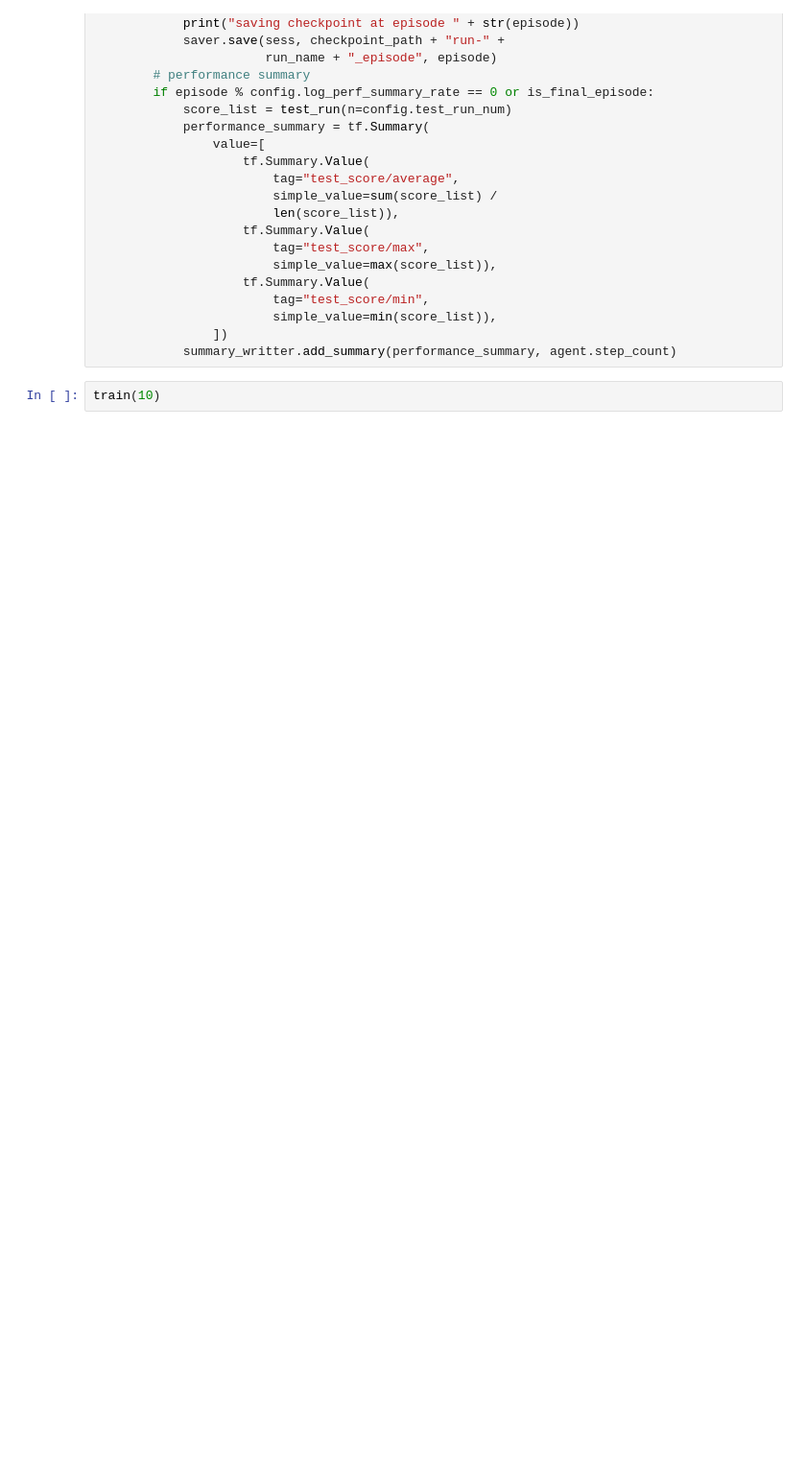
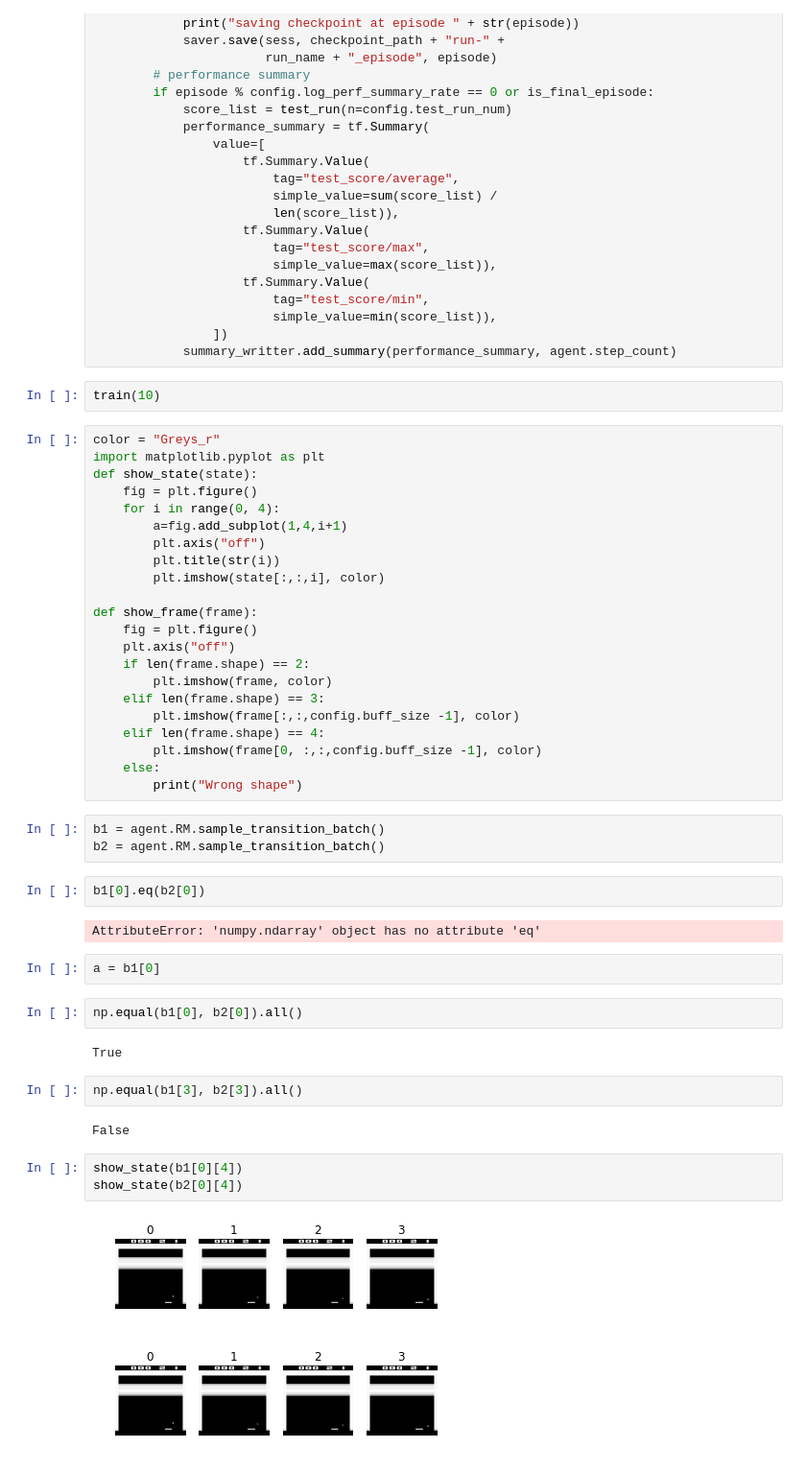
Before and after one commit to cgel/DRL, a Jupyter notebook: iTrain.ipynb, the cells around one changed output. Shown: that part at 96% size. Drawn from its saved outputs; the diff is of its cells as text; blank space fills up the shorter version.

```diff
--- a/iTrain.ipynb
+++ b/iTrain.ipynb
@@ -168,3 +200,48 @@ def train(num_episodes):
             summary_writter.add_summary(performance_summary, agent.step_count)
 # %%
 train(10)
+# %%
+color = "Greys_r"
+import matplotlib.pyplot as plt
+def show_state(state):
+    fig = plt.figure()
+    for i in range(0, 4):
+        a=fig.add_subplot(1,4,i+1)
+        plt.axis("off")
+        plt.title(str(i))
+        plt.imshow(state[:,:,i], color)
+
+def show_frame(frame):
+    fig = plt.figure()
+    plt.axis("off")
+    if len(frame.shape) == 2:
+        plt.imshow(frame, color)
+    elif len(frame.shape) == 3:
+        plt.imshow(frame[:,:,config.buff_size -1], color)
+    elif len(frame.shape) == 4:
+        plt.imshow(frame[0, :,:,config.buff_size -1], color)
+    else:
+        print("Wrong shape")
+# %%
+b1 = agent.RM.sample_transition_batch()
+b2 = agent.RM.sample_transition_batch()
+# %%
+b1[0].eq(b2[0])
+# %% [output]
+AttributeError: 'numpy.ndarray' object has no attribute 'eq'
+# %%
+a = b1[0]
+# %%
+np.equal(b1[0], b2[0]).all()
+# %% [output]
+True
+# %%
+np.equal(b1[3], b2[3]).all()
+# %% [output]
+False
+# %%
+show_state(b1[0][4])
+show_state(b2[0][4])
+# %% [output]
+[figure, added]
+[figure, added]
```
Also changed, not shown: parts of 9 cells of this notebook.
